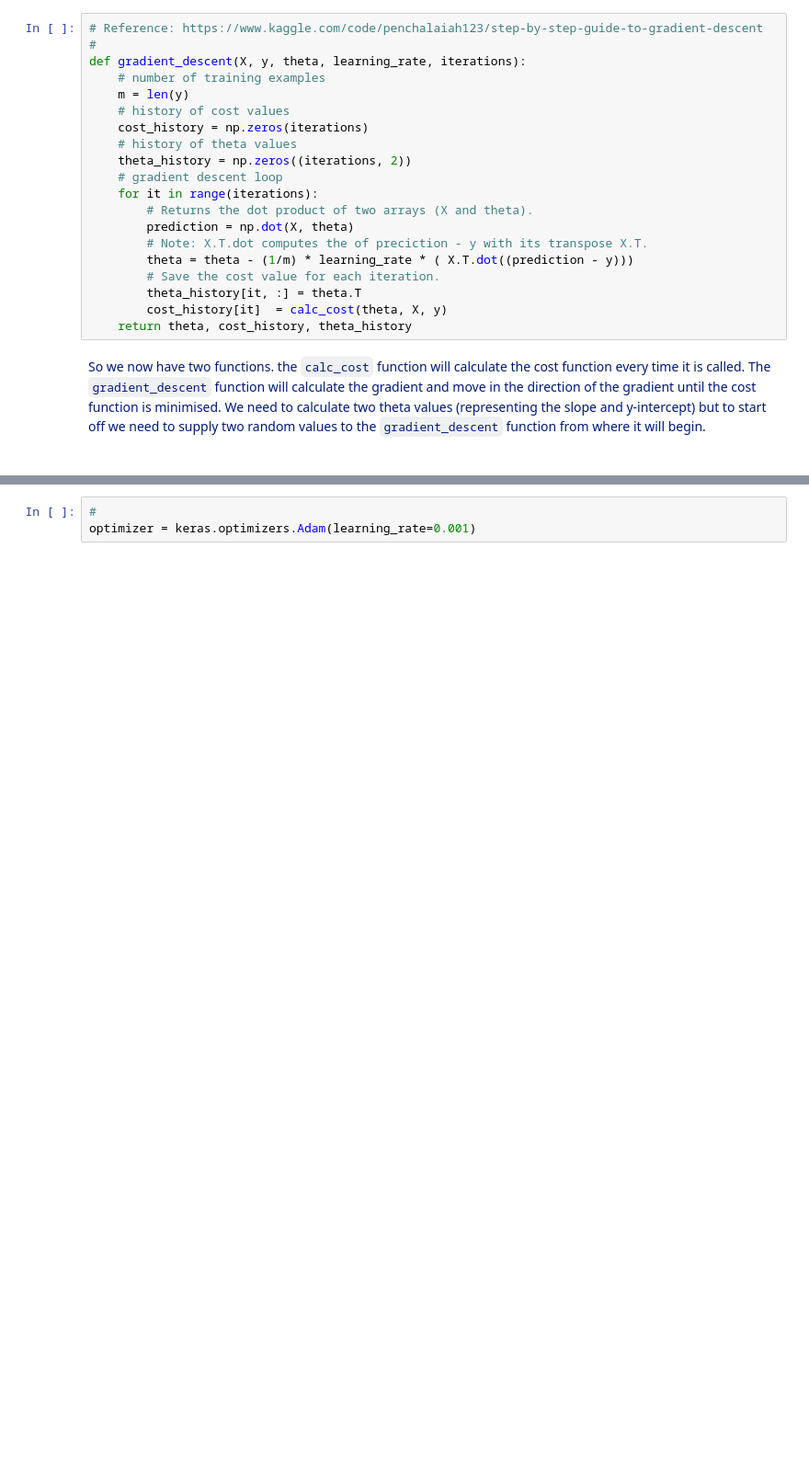
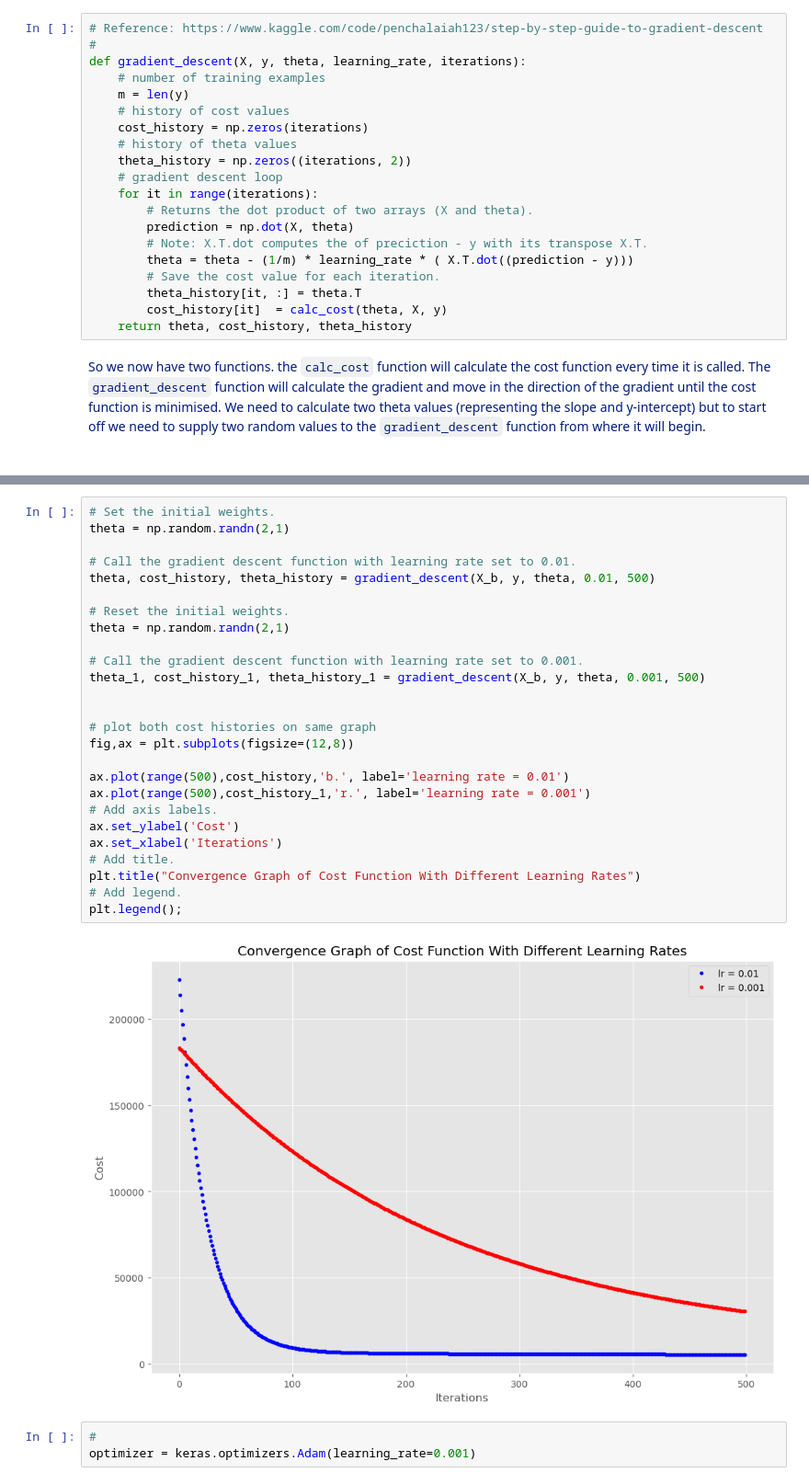
Before and after one commit to Sam-Tracey/ML-Stats-Assessment, a Jupyter notebook: anomaly-detection.ipynb, the cells around one changed output, grey strips where cells are left out. Shown at 92% size. Drawn from its saved outputs; the diff is of its cells as text; blank space fills up the shorter version.

Commit message:
Learning rate spiel.

```diff
--- a/anomaly-detection.ipynb
+++ b/anomaly-detection.ipynb
@@ -881,3 +902,31 @@ Final cost/MSE: 5206.906701811923
+# %%
+# Set the initial weights.
+theta = np.random.randn(2,1)
+
+# Call the gradient descent function with learning rate set to 0.01.
+theta, cost_history, theta_history = gradient_descent(X_b, y, theta, 0.01, 500)
+
+# Reset the initial weights.
+theta = np.random.randn(2,1)
+
+# Call the gradient descent function with learning rate set to 0.001.
+theta_1, cost_history_1, theta_history_1 = gradient_descent(X_b, y, theta, 0.001, 500)
+
+
+# plot both cost histories on same graph
+fig,ax = plt.subplots(figsize=(12,8))
+
+ax.plot(range(500),cost_history,'b.', label='learning rate = 0.01')
+ax.plot(range(500),cost_history_1,'r.', label='learning rate = 0.001')
+# Add axis labels.
+ax.set_ylabel('Cost')
+ax.set_xlabel('Iterations')
+# Add title.
+plt.title("Convergence Graph of Cost Function With Different Learning Rates")
+# Add legend.
+plt.legend();
+# %% [output]
+[figure, added]
 # %%
 #
 optimizer = keras.optimizers.Adam(learning_rate=0.001)
```
Also changed, not shown: parts of 4 cells of this notebook.
